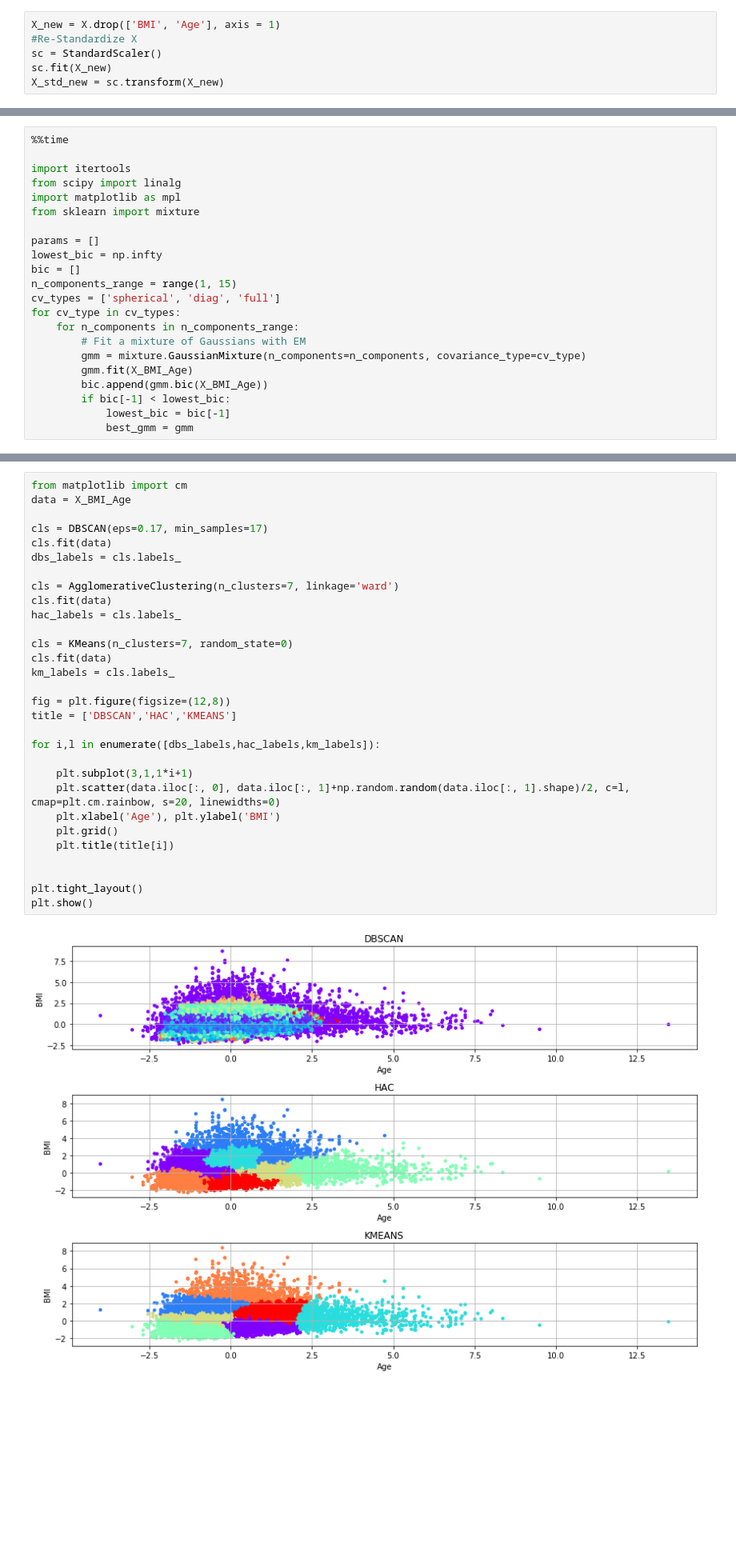
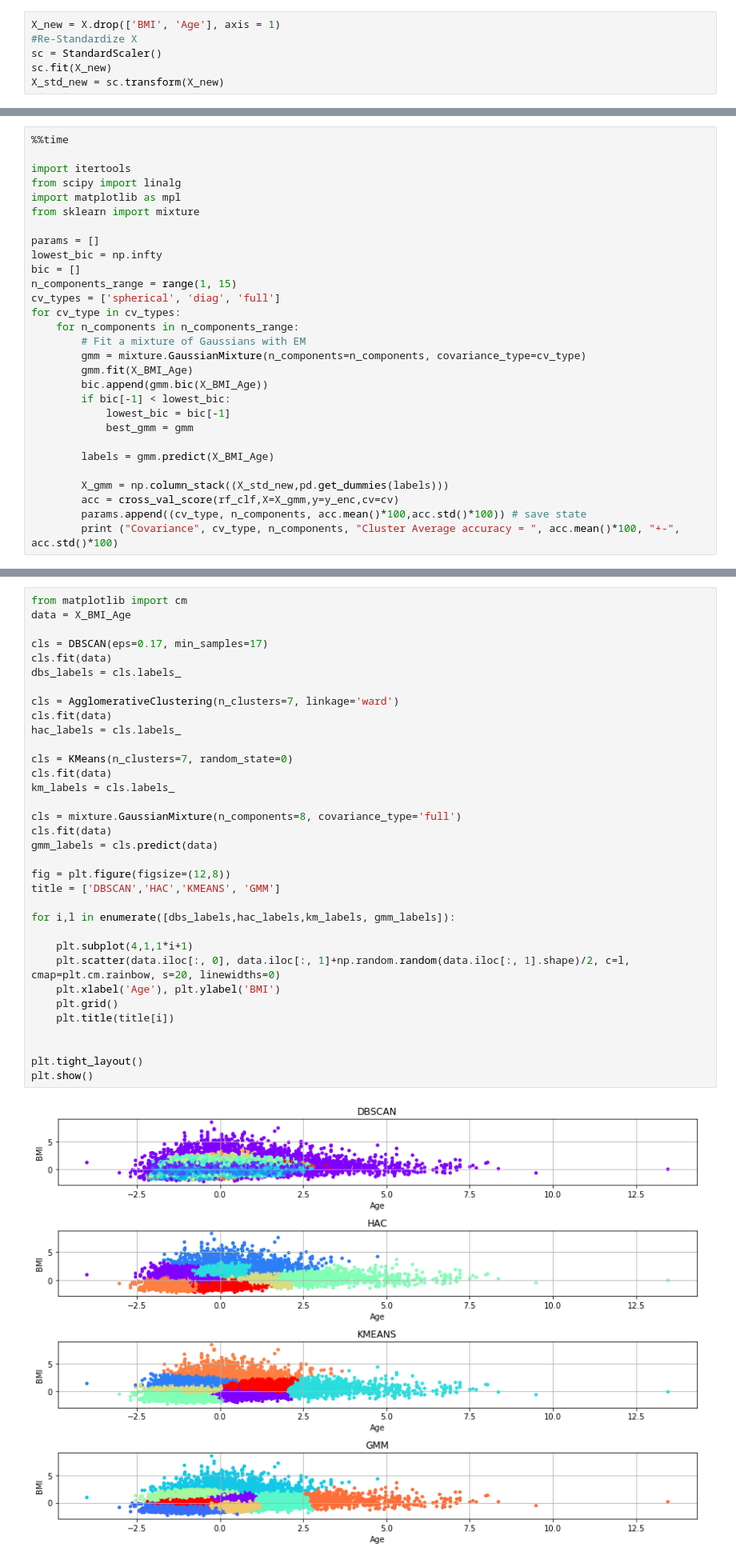
Before and after one commit to i4a/olympics, a Jupyter notebook: LabAssignmentThree.ipynb, the cells around one changed output, grey strips where cells are left out. Shown at 80% size. Cells and saved outputs as stored; diff of their text form; blank space fills up the shorter version.

```diff
--- a/LabAssignmentThree.ipynb
+++ b/LabAssignmentThree.ipynb
@@ -613,4 +613,11 @@ for cv_type in cv_types:
         if bic[-1] < lowest_bic:
             lowest_bic = bic[-1]
             best_gmm = gmm
+
+        labels = gmm.predict(X_BMI_Age)
+
+        X_gmm = np.column_stack((X_std_new,pd.get_dummies(labels)))
+        acc = cross_val_score(rf_clf,X=X_gmm,y=y_enc,cv=cv)
+        params.append((cv_type, n_components, acc.mean()*100,acc.std()*100)) # save state
+        print ("Covariance", cv_type, n_components, "Cluster Average accuracy = ", acc.mean()*100, "+-", acc.std()*100)
 # %% [output]
@@ -648,35 +666,39 @@ plt.show()
 # %%
 from matplotlib import cm
 data = X_BMI_Age
 
 cls = DBSCAN(eps=0.17, min_samples=17)
 cls.fit(data)
 dbs_labels = cls.labels_
 
 cls = AgglomerativeClustering(n_clusters=7, linkage='ward')
 cls.fit(data)
 hac_labels = cls.labels_
 
 cls = KMeans(n_clusters=7, random_state=0)
 cls.fit(data)
 km_labels = cls.labels_
 
+cls = mixture.GaussianMixture(n_components=8, covariance_type='full')
+cls.fit(data)
+gmm_labels = cls.predict(data)
+
 fig = plt.figure(figsize=(12,8))
-title = ['DBSCAN','HAC','KMEANS']
+title = ['DBSCAN','HAC','KMEANS', 'GMM']
 
-for i,l in enumerate([dbs_labels,hac_labels,km_labels]):
+for i,l in enumerate([dbs_labels,hac_labels,km_labels, gmm_labels]):
 
-    plt.subplot(3,1,1*i+1)
+    plt.subplot(4,1,1*i+1)
     plt.scatter(data.iloc[:, 0], data.iloc[:, 1]+np.random.random(data.iloc[:, 1].shape)/2, c=l, cmap=plt.cm.rainbow, s=20, linewidths=0)
     plt.xlabel('Age'), plt.ylabel('BMI')
     plt.grid()
     plt.title(title[i])
 
 
 plt.tight_layout()
 plt.show()
 # %% [output]
-[figure, old version]
+[figure, new version]
 # %% [markdown]
 ## Deployment
 ---
```
Also changed, not shown: parts of 1 cell of this notebook.
